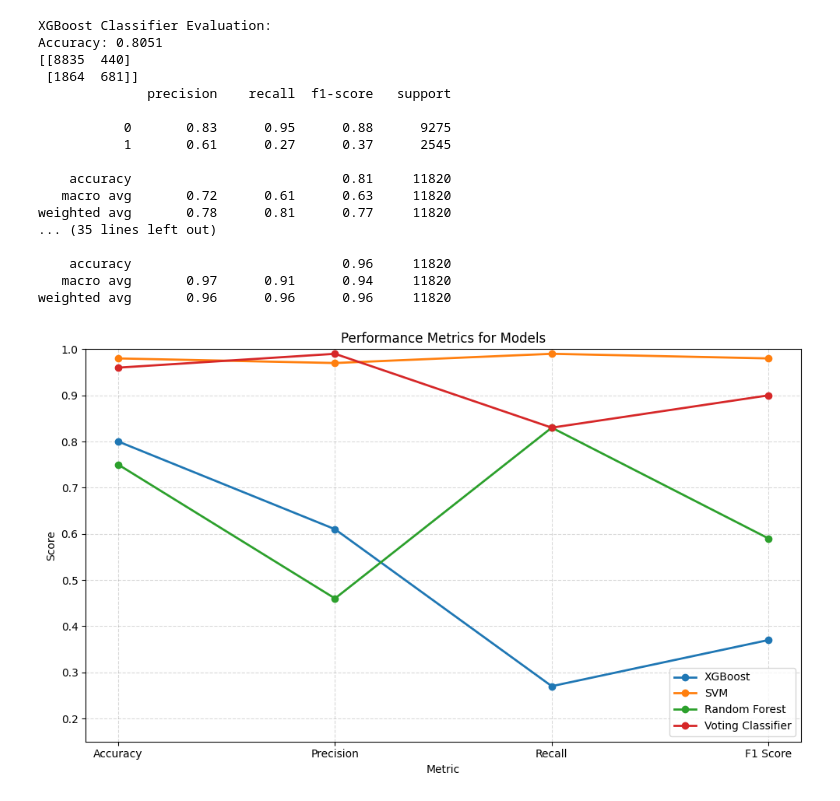
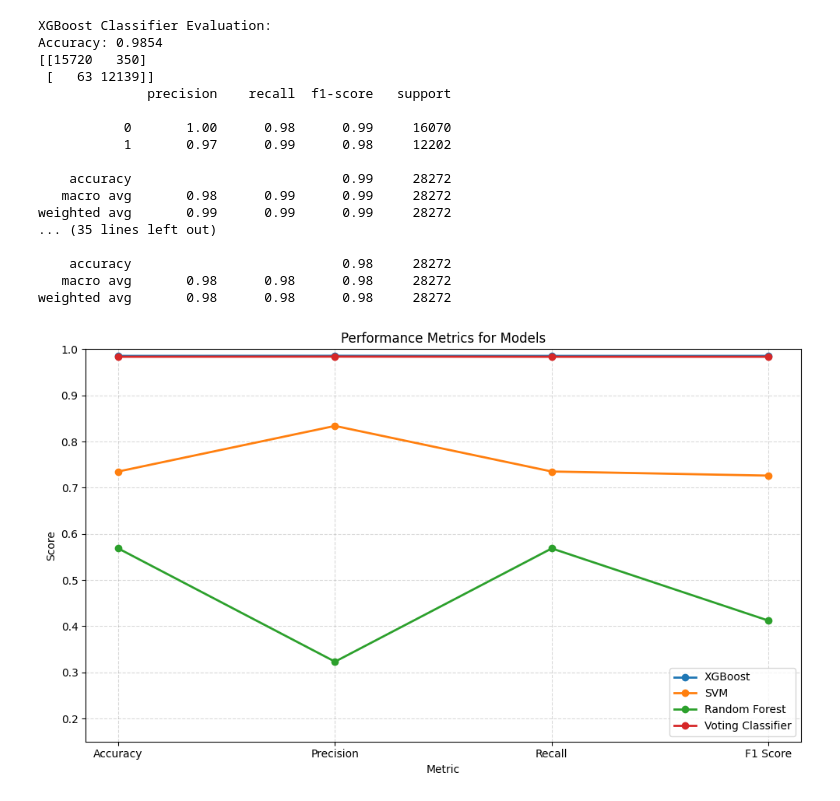
Before and after one commit to AChiu2700/HoneyPot, a Jupyter notebook: TestML.ipynb, the cells around one changed output. Saved outputs shown, nothing was run; the diff lists cells and outputs as text; code cells hidden in the pictures.

```diff
--- a/TestML.ipynb
+++ b/TestML.ipynb
@@ -13,6 +13,7 @@ import seaborn as sns
 from sklearn.metrics import accuracy_score, classification_report, ConfusionMatrixDisplay, confusion_matrix
 from sklearn.metrics import precision_score, recall_score, f1_score, roc_curve, precision_recall_curve, auc
 from sklearn.model_selection import learning_curve
+from sklearn.decomposition import PCA
 from sklearn.preprocessing import LabelEncoder, StandardScaler
 
 import warnings
@@ -21,7 +22,7 @@ import warnings
 warnings.filterwarnings("ignore")
 
 # Load the test data
-test_data = pd.read_csv('test_sanitized_logs_combined.csv', delimiter=',', header=None)
+test_data = pd.read_csv('santiziedLog_Nov18.csv', delimiter=',', header=None)
 test_data.columns = ['eventid', 'src_ip', 'src_port', 'dst_ip', 'dst_port', 'session',
                      'protocol', 'version', 'hassh', 'hasshAlgorithms', 'message',
                      'sensor', 'timestamp']
@@ -108,20 +109,20 @@ print(confusion_matrix(y_test, y_pred_voting))
 print(classification_report(y_test, y_pred_voting))
 # %% [output]
 XGBoost Classifier Evaluation:
-Accuracy: 0.8051
-[[8835  440]
- [1864  681]]
+Accuracy: 0.9854
+[[15720   350]
+ [   63 12139]]
               precision    recall  f1-score   support
 
-           0       0.83      0.95      0.88      9275
-           1       0.61      0.27      0.37      2545
+           0       1.00      0.98      0.99     16070
+           1       0.97      0.99      0.98     12202
 
-    accuracy                           0.81     11820
-   macro avg       0.72      0.61      0.63     11820
-weighted avg       0.78      0.81      0.77     11820
+    accuracy                           0.99     28272
+   macro avg       0.98      0.99      0.99     28272
+weighted avg       0.99      0.99      0.99     28272
 ... (35 lines left out)
 
-    accuracy                           0.96     11820
-   macro avg       0.97      0.91      0.94     11820
-weighted avg       0.96      0.96      0.96     11820
+    accuracy                           0.98     28272
+   macro avg       0.98      0.98      0.98     28272
+weighted avg       0.98      0.98      0.98     28272
 # %%
@@ -147,16 +149,42 @@ with open('votingClasifer_Predictions.json', 'w') as json_file:
     json_file.write(test_data_with_voting_json)
 # %%
-
 # Initialize the figure for the plot
 fig, ax = plt.subplots(figsize=(10, 6))  # Only one subplot
+
+# Make predictions on the test set using each model
+y_true = y_test
+y_pred_xgb = model_xgb.predict(X_test_scaled)
+y_pred_svm = model_svm.predict(X_test_scaled)
+y_pred_rf = model_rf.predict(X_test_scaled)
+y_pred_voting = voting_clf.predict(X_test_scaled)
 
 # 1. Performance Metrics (Accuracy, Precision, Recall, F1 Score) for each model
 metrics = {
     'Model': ['XGBoost', 'SVM', 'Random Forest', 'Voting Classifier'],
-    'Accuracy': [0.80, 0.98, 0.75, 0.96],  # Accuracy values from your results
-    'Precision': [0.61, 0.97, 0.46, 0.99],  # Precision values from your results
-    'Recall': [0.27, 0.99, 0.83, 0.83],  # Recall values from your results
-    'F1 Score': [0.37, 0.98, 0.59, 0.90]  # F1 Score values from your results
+    'Accuracy': [
+        accuracy_score(y_true, y_pred_xgb),
+        accuracy_score(y_true, y_pred_svm),
+        accuracy_score(y_true, y_pred_rf),
+        accuracy_score(y_true, y_pred_voting)
+    ],
+    'Precision': [
+        precision_score(y_true, y_pred_xgb, average='weighted'),
+        precision_score(y_true, y_pred_svm, average='weighted'),
+        precision_score(y_true, y_pred_rf, average='weighted'),
+        precision_score(y_true, y_pred_voting, average='weighted')
+    ],
+    'Recall': [
+        recall_score(y_true, y_pred_xgb, average='weighted'),
+        recall_score(y_true, y_pred_svm, average='weighted'),
+        recall_score(y_true, y_pred_rf, average='weighted'),
+        recall_score(y_true, y_pred_voting, average='weighted')
+    ],
+    'F1 Score': [
+        f1_score(y_true, y_pred_xgb, average='weighted'),
+        f1_score(y_true, y_pred_svm, average='weighted'),
+        f1_score(y_true, y_pred_rf, average='weighted'),
+        f1_score(y_true, y_pred_voting, average='weighted')
+    ]
 }
 
 # Create a DataFrame for easy plotting
@@ -164,34 +192,34 @@ metrics_df = pd.DataFrame(metrics)
 
 # List of metrics for the x-axis
 metrics_list = ['Accuracy', 'Precision', 'Recall', 'F1 Score']
 
 # Plot the metrics for each model
 for model in metrics_df['Model']:
     ax.plot(metrics_list,
             metrics_df.loc[metrics_df['Model'] == model, metrics_list].values.flatten(),
             label=model, marker='o', linestyle='-', linewidth=2)
 
 # Set the y-axis limit to range from 0 to 1
 ax.set_ylim(0.15, 1)
 
 # Adding titles and labels for performance metrics
 ax.set_title('Performance Metrics for Models')
 ax.set_xlabel('Metric')
 ax.set_ylabel('Score')
 
 # Move the legend to the bottom right
 ax.legend(loc='lower right')
 
 # Add faded grid lines
 ax.grid(True, linestyle='--', color='gray', alpha=0.3)  # Adjust alpha for faded lines
 
 # Adjust layout to ensure everything fits well
 plt.tight_layout()
 
 # Show the plot
 plt.show()
 # %% [output]
-[figure, old version]
+[figure, new version]
 # %%
 # Generate predictions using each model
 y_pred_xgb = model_xgb.predict(X_test_scaled)
```
Also changed, not shown: parts of 4 cells of this notebook, 1 other file.
